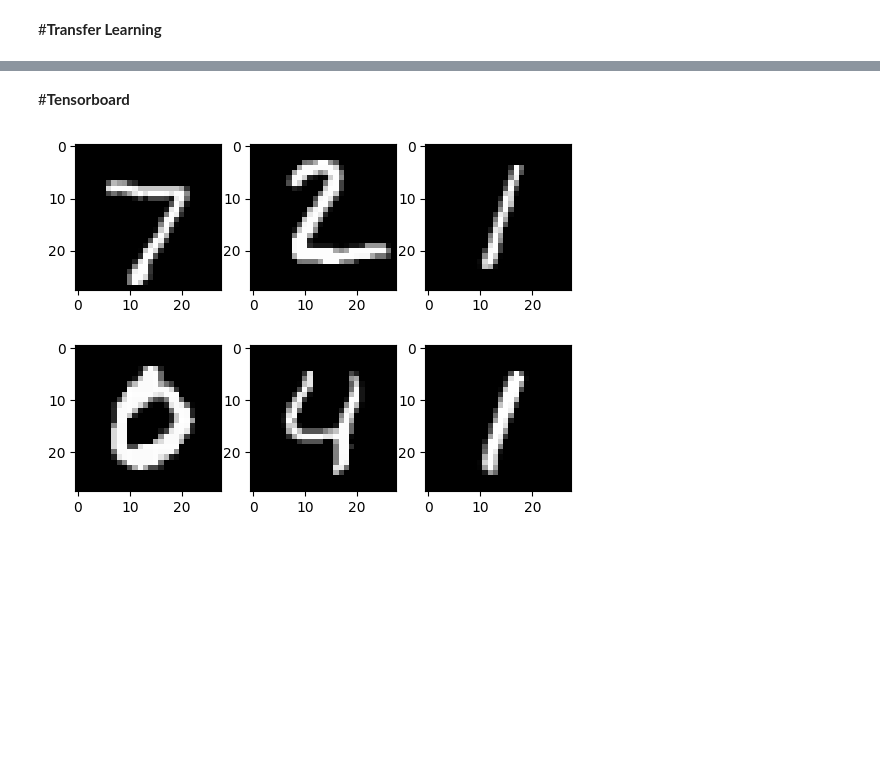
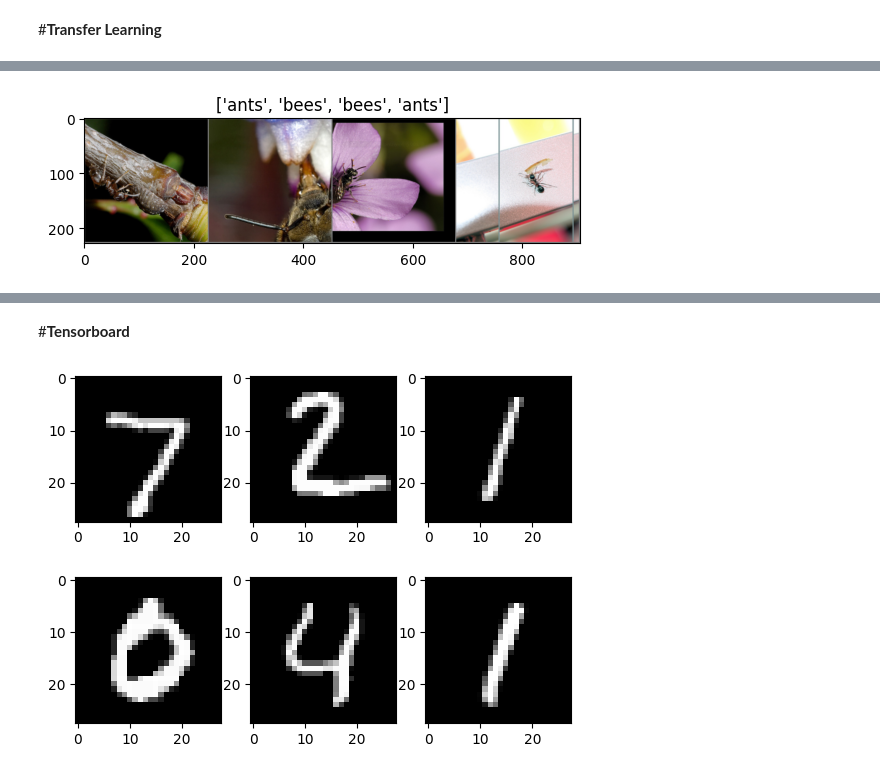
Before and after one commit to mhaidar10/MachineLearning_Tutorial, a Jupyter notebook: UAS/UAS_Machine_Learning__Muhammad_Haidar_Abdul_Jabbar_1103202071.ipynb, the cells around one changed output, grey strips where cells are left out. Drawn from its saved outputs; the diff is of its cells as text; code cells hidden in the pictures; blank space fills up the shorter version.

```diff
--- a/UAS/UAS_Machine_Learning__Muhammad_Haidar_Abdul_Jabbar_1103202071.ipynb
+++ b/UAS/UAS_Machine_Learning__Muhammad_Haidar_Abdul_Jabbar_1103202071.ipynb
@@ -1578,3 +1593,6 @@ import matplotlib.pyplot as plt
 import time
 import os
 import copy
+# %%
+mean = np.array([0.5, 0.5, 0.5])
+std = np.array([0.25, 0.25, 0.25])
@@ -1746,0 +1635,86 @@ model_conv = train_model(model_conv, criterion, optimizer_conv,
+# %%
+def imshow(inp, title):
+    """Imshow for Tensor."""
+    inp = inp.numpy().transpose((1, 2, 0))
+    inp = std * inp + mean
+    inp = np.clip(inp, 0, 1)
+    plt.imshow(inp)
+    plt.title(title)
+    plt.show()
+# %%
+# Get a batch of training data
+inputs, classes = next(iter(dataloaders['train']))
+# %%
+# Make a grid from batch
+out = torchvision.utils.make_grid(inputs)
+
+imshow(out, title=[class_names[x] for x in classes])
+
+def train_model(model, criterion, optimizer, scheduler, num_epochs=25):
+    since = time.time()
+
+    best_model_wts = copy.deepcopy(model.state_dict())
+    best_acc = 0.0
+
+    for epoch in range(num_epochs):
+        print('Epoch {}/{}'.format(epoch, num_epochs - 1))
+        print('-' * 10)
+
+        # Each epoch has a training and validation phase
+        for phase in ['train', 'val']:
+            if phase == 'train':
+                model.train()  # Set model to training mode
+            else:
+                model.eval()   # Set model to evaluate mode
+
+            running_loss = 0.0
+            running_corrects = 0
+
+            # Iterate over data.
+            for inputs, labels in dataloaders[phase]:
+                inputs = inputs.to(device)
+                labels = labels.to(device)
+
+                # forward
+                # track history if only in train
+                with torch.set_grad_enabled(phase == 'train'):
+                    outputs = model(inputs)
+                    _, preds = torch.max(outputs, 1)
+                    loss = criterion(outputs, labels)
+
+                    # backward + optimize only if in training phase
+                    if phase == 'train':
+                        optimizer.zero_grad()
+                        loss.backward()
+                        optimizer.step()
+
+                # statistics
+                running_loss += loss.item() * inputs.size(0)
+                running_corrects += torch.sum(preds == labels.data)
+
+            if phase == 'train':
+                scheduler.step()
+
+            epoch_loss = running_loss / dataset_sizes[phase]
+            epoch_acc = running_corrects.double() / dataset_sizes[phase]
+
+            print('{} Loss: {:.4f} Acc: {:.4f}'.format(
+                phase, epoch_loss, epoch_acc))
+
+            # deep copy the model
+            if phase == 'val' and epoch_acc > best_acc:
+                best_acc = epoch_acc
+                best_model_wts = copy.deepcopy(model.state_dict())
+
+        print()
+
+    time_elapsed = time.time() - since
+    print('Training complete in {:.0f}m {:.0f}s'.format(
+        time_elapsed // 60, time_elapsed % 60))
+    print('Best val Acc: {:4f}'.format(best_acc))
+
+    # load best model weights
+    model.load_state_dict(best_model_wts)
+    return model
+# %% [output]
+[figure, added]
```
Also changed, not shown: parts of 35 cells of this notebook.
